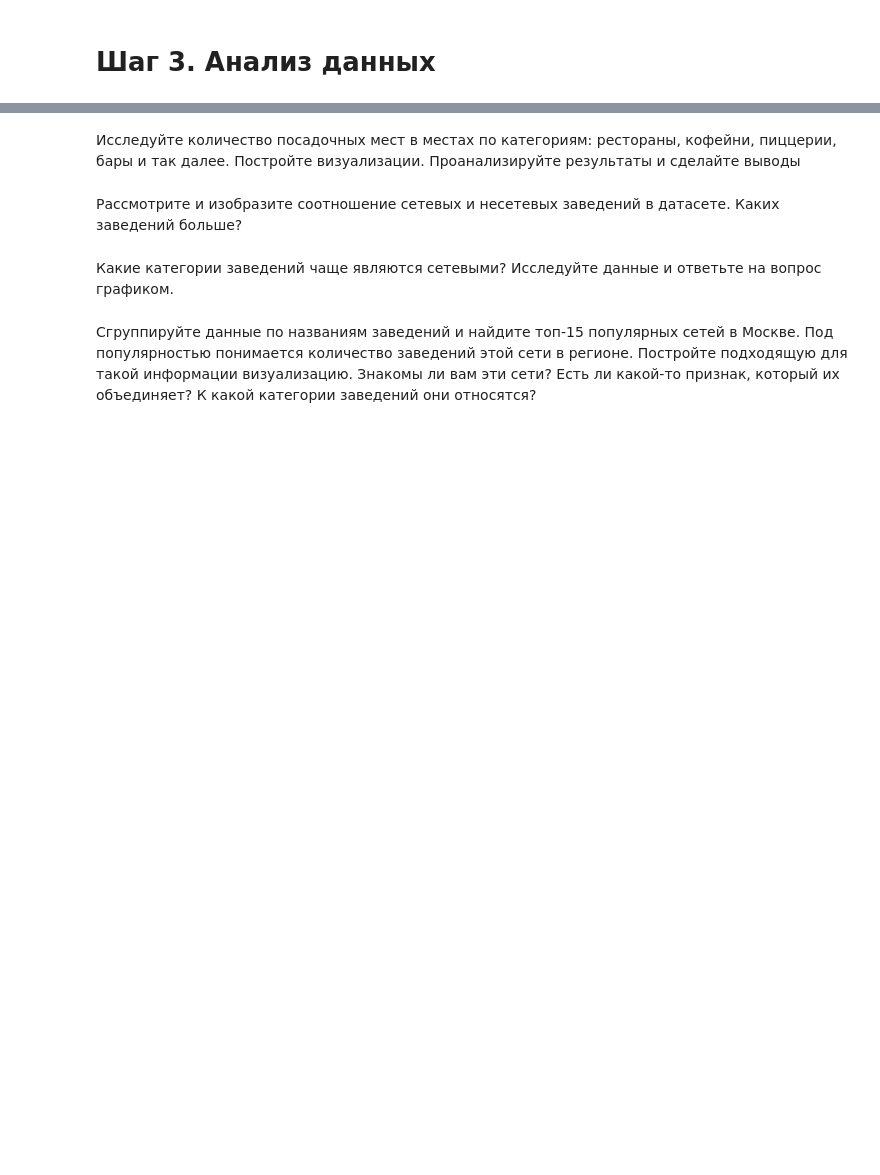
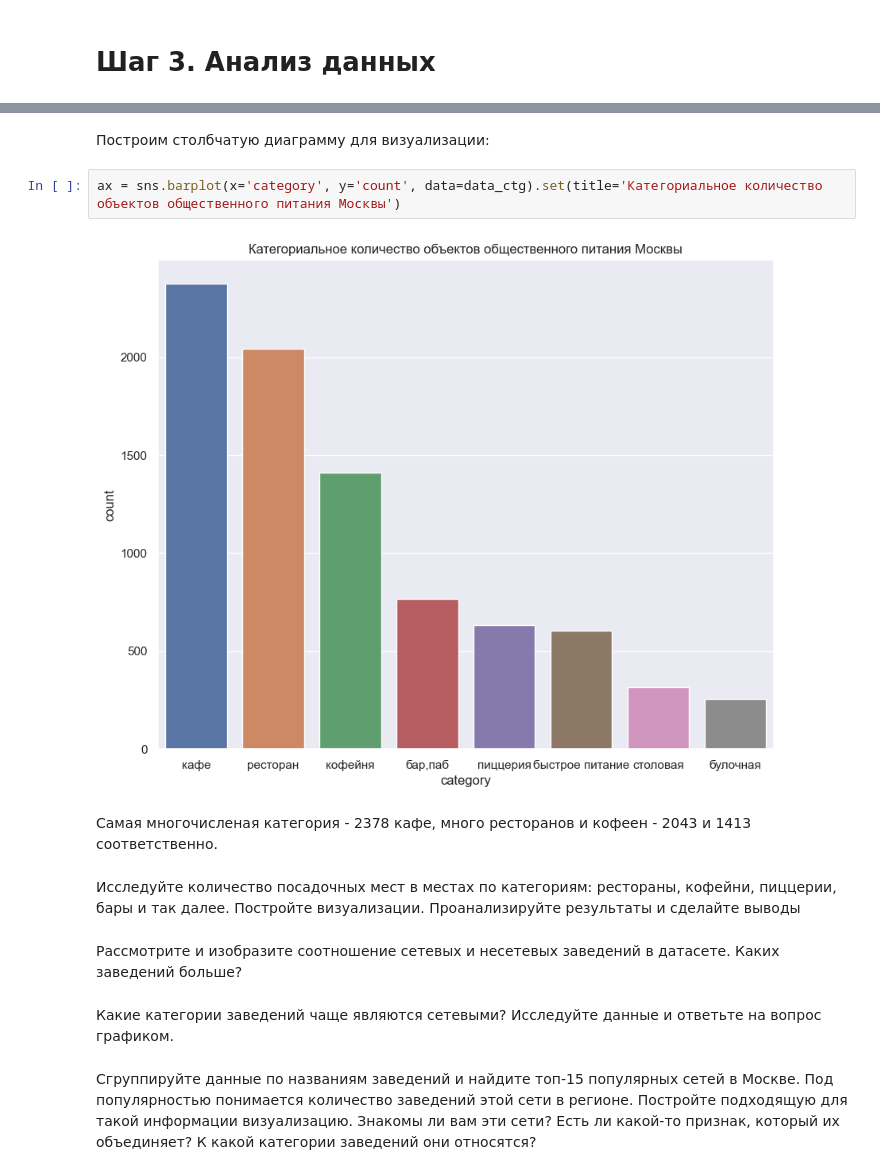
Before and after one commit to akirionenko/research-of-the-public-catering-market-in-Moscow-, a Jupyter notebook: проект_11.ipynb, the cells around one changed output, grey strips where cells are left out. Saved outputs shown, nothing was run; the diff lists cells and outputs as text; blank space fills up the shorter version.

```diff
--- a/проект_11.ipynb
+++ b/проект_11.ipynb
@@ -125,3 +136,11 @@ data.groupby('category').agg({'name': 'count'}).sort_values(by='name', ascending
+# %% [markdown]
+Построим столбчатую диаграмму для визуализации:
+# %%
+ax = sns.barplot(x='category', y='count', data=data_ctg).set(title='Категориальное количество объектов общественного питания Москвы')
+# %% [output]
+[figure, added]
+# %% [markdown]
+Самая многочисленая категория - 2378  кафе, много ресторанов и кофеен - 2043 и 1413 соответственно.
 # %% [markdown]
 Исследуйте количество посадочных мест в местах по категориям: рестораны, кофейни, пиццерии, бары и так далее. Постройте визуализации. Проанализируйте результаты и сделайте выводы
 # %% [markdown]
```
Also changed, not shown: parts of 13 cells of this notebook.
